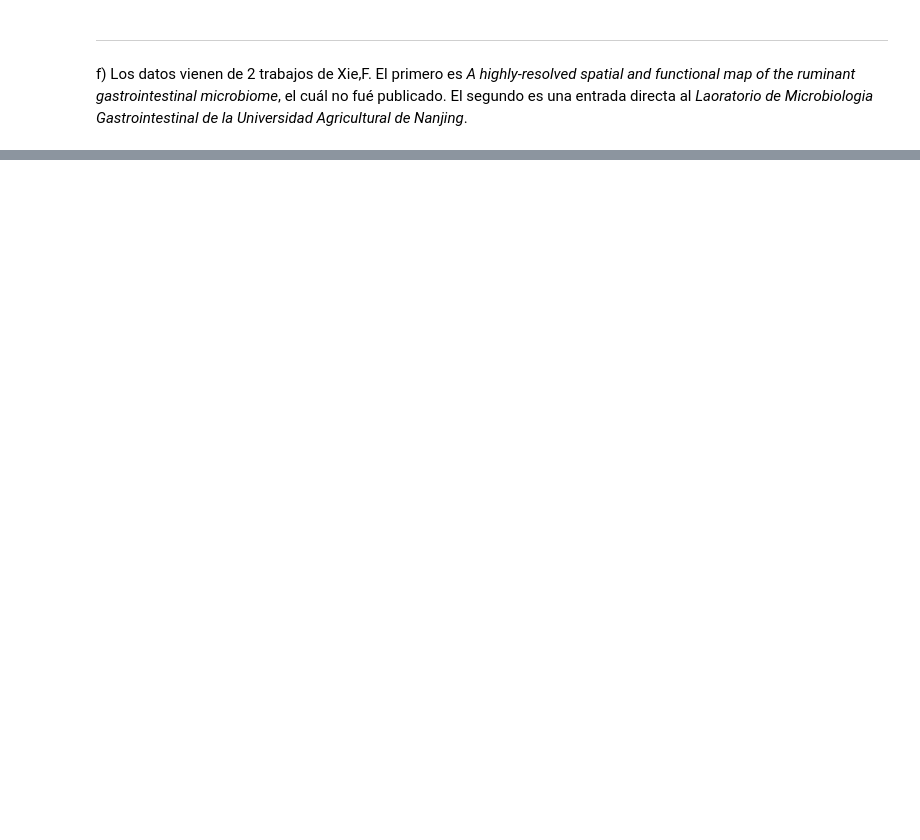
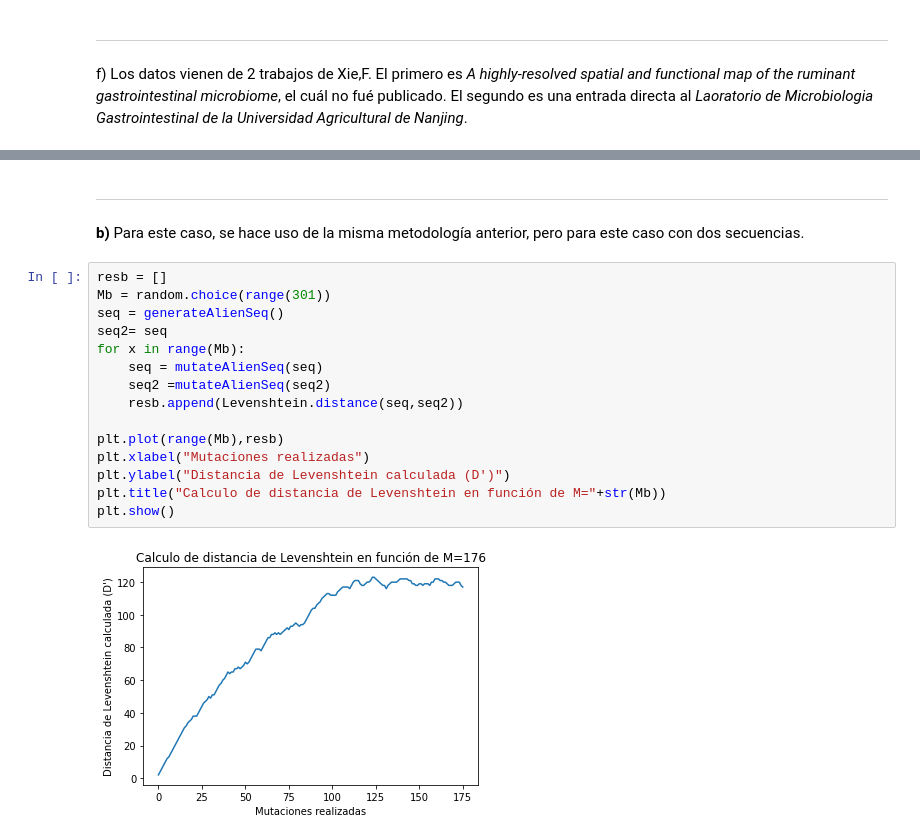
Before and after one commit to MaxGGx/Introduccion-a-bioinformatica, a Jupyter notebook: Tarea 1/Tarea_1.ipynb, the cells around one changed output, grey strips where cells are left out. Cells and saved outputs as stored; diff of their text form; blank space fills up the shorter version.

```diff
--- a/Tarea 1/Tarea_1.ipynb
+++ b/Tarea 1/Tarea_1.ipynb
@@ -98,0 +158,21 @@ a)
+# %% [markdown]
+***
+
+**b)** Para este caso, se hace uso de la misma metodología anterior, pero para este caso con dos secuencias.
+# %%
+resb = []
+Mb = random.choice(range(301))
+seq = generateAlienSeq()
+seq2= seq
+for x in range(Mb):
+    seq = mutateAlienSeq(seq)
+    seq2 =mutateAlienSeq(seq2)
+    resb.append(Levenshtein.distance(seq,seq2))
+
+plt.plot(range(Mb),resb)
+plt.xlabel("Mutaciones realizadas")
+plt.ylabel("Distancia de Levenshtein calculada (D')")
+plt.title("Calculo de distancia de Levenshtein en función de M="+str(Mb))
+plt.show()
+# %% [output]
+[figure, added]
```
Also changed, not shown: parts of 18 cells of this notebook.
